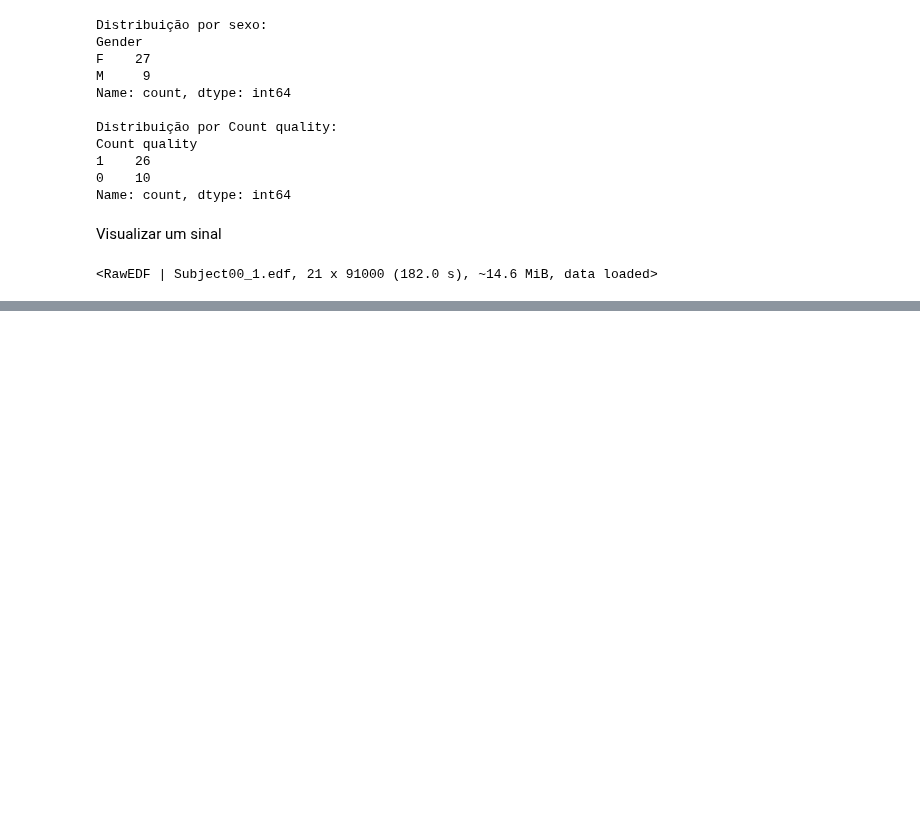
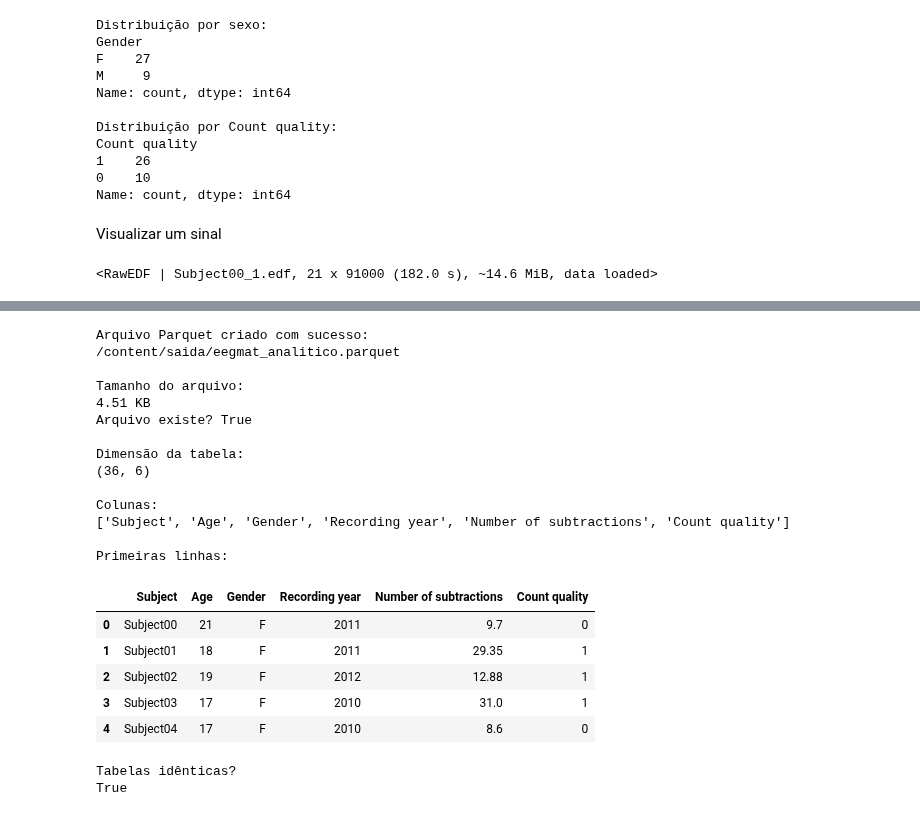
Before and after one commit to mariasurjus1005/projeto-reprodutivel-eeg_aula1, a Jupyter notebook: EEGMAT_EDA.ipynb, the cells around one changed output, grey strips where cells are left out. Drawn from its saved outputs; the diff is of its cells as text; code cells hidden in the pictures; blank space fills up the shorter version.

```diff
--- a/EEGMAT_EDA.ipynb
+++ b/EEGMAT_EDA.ipynb
@@ -204,0 +256,60 @@ Using matplotlib as 2D backend.
+# %%
+import os
+
+# Criar pasta de saída
+OUTPUT_DIR = "/content/saida"
+os.makedirs(OUTPUT_DIR, exist_ok=True)
+
+# Caminho do arquivo Parquet
+parquet_path = os.path.join(OUTPUT_DIR, "eegmat_analitico.parquet")
+
+# Salvar tabela analítica em Parquet
+analitica.to_parquet(parquet_path, index=False)
+
+print("Arquivo Parquet criado com sucesso:")
+print(parquet_path)
+
+print("\nTamanho do arquivo:")
+print(f"{os.path.getsize(parquet_path) / 1024:.2f} KB")
+
+# Verificar se o arquivo Parquet existe
+print("Arquivo existe?", os.path.exists(parquet_path))
+
+# Ler novamente o arquivo Parquet
+analitica_parquet = pd.read_parquet(parquet_path)
+
+print("\nDimensão da tabela:")
+print(analitica_parquet.shape)
+
+print("\nColunas:")
+print(analitica_parquet.columns.tolist())
+
+print("\nPrimeiras linhas:")
+display(analitica_parquet.head())
+
+# Verificar se a tabela original e a recuperada do Parquet são iguais
+print("Tabelas idênticas?")
+print(analitica.equals(analitica_parquet))
+# %% [output]
+Arquivo Parquet criado com sucesso:
+/content/saida/eegmat_analitico.parquet
+
+Tamanho do arquivo:
+4.51 KB
+Arquivo existe? True
+
+Dimensão da tabela:
+(36, 6)
+
+Colunas:
+['Subject', 'Age', 'Gender', 'Recording year', 'Number of subtractions', 'Count quality']
+
+Primeiras linhas:
+|  | Subject | Age | Gender | Recording year | Number of subtractions | Count quality |
+| 0 | Subject00 | 21 | F | 2011 | 9.7 | 0 |
+| 1 | Subject01 | 18 | F | 2011 | 29.35 | 1 |
+| 2 | Subject02 | 19 | F | 2012 | 12.88 | 1 |
+| 3 | Subject03 | 17 | F | 2010 | 31.0 | 1 |
+| 4 | Subject04 | 17 | F | 2010 | 8.6 | 0 |
+Tabelas idênticas?
+True
```
Also changed, not shown: parts of 10 cells of this notebook.
